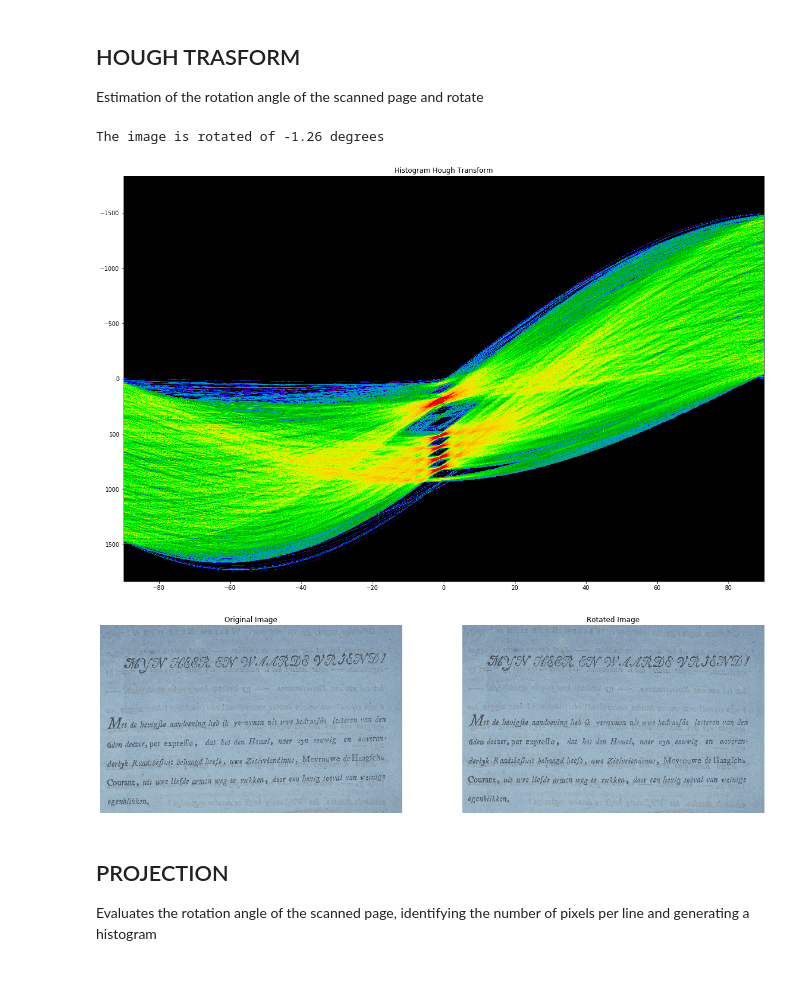
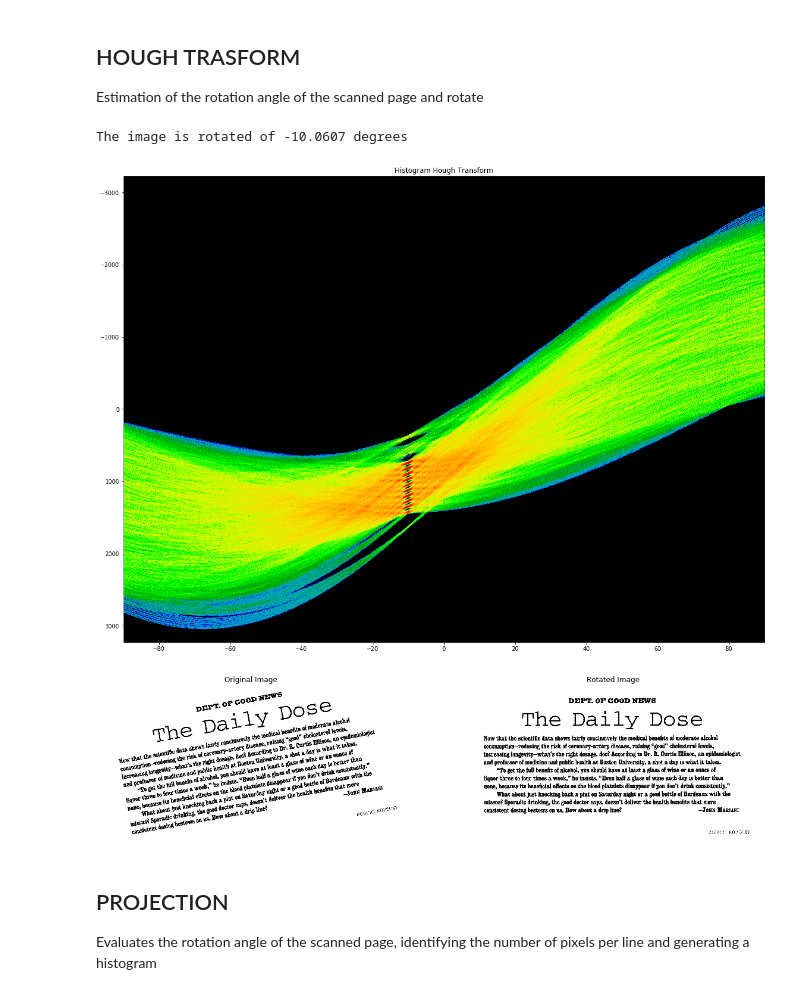
Before and after one commit to loredeluca/Document-Recognition, a Jupyter notebook: Project DDM - Preprocessing.ipynb, the cells around one changed output. Drawn from its saved outputs; the diff is of its cells as text; code cells hidden in the pictures.

```diff
--- a/Project DDM - Preprocessing.ipynb
+++ b/Project DDM - Preprocessing.ipynb
@@ -121,26 +121,26 @@ for i in range(3):
 
 Estimation of the rotation angle of the scanned page and rotate
 # %%
-img_name='PR01.bmp'
+img_name='test.png'
 path='images/'+img_name
 img = cv2.imread(path)
 img_bin = binarization('Otsu', img)
 img_copy=img_bin.copy()
 
 img_no_figures = removeFiguresOrSpots(img_bin,'figures')#img_rlsa_full
 img_rotated, img_rotated_no_figures = houghTransformDeskew(img_no_figures,img,True)
 cv2.imwrite(path[:-4]+'_rotated.tif', img_rotated)
 
 plt.figure(figsize=(20,20))
 plt.subplot(1,2,1),plt.imshow(img,'gray')
 plt.title('Original Image'), plt.axis('off')
 plt.subplot(1,2,2),plt.imshow(img_rotated,'gray')
 plt.title('Rotated Image'), plt.axis('off')
 plt.show()
 # %% [output]
-The image is rotated of -1.26 degrees
+The image is rotated of -10.0607 degrees
-[figure, old version]
+[figure, new version]
-[figure, old version]
+[figure, new version]
 # %% [markdown]
 ## PROJECTION
 
```
Also changed, not shown: parts of 1 cell of this notebook, 3 other files.
